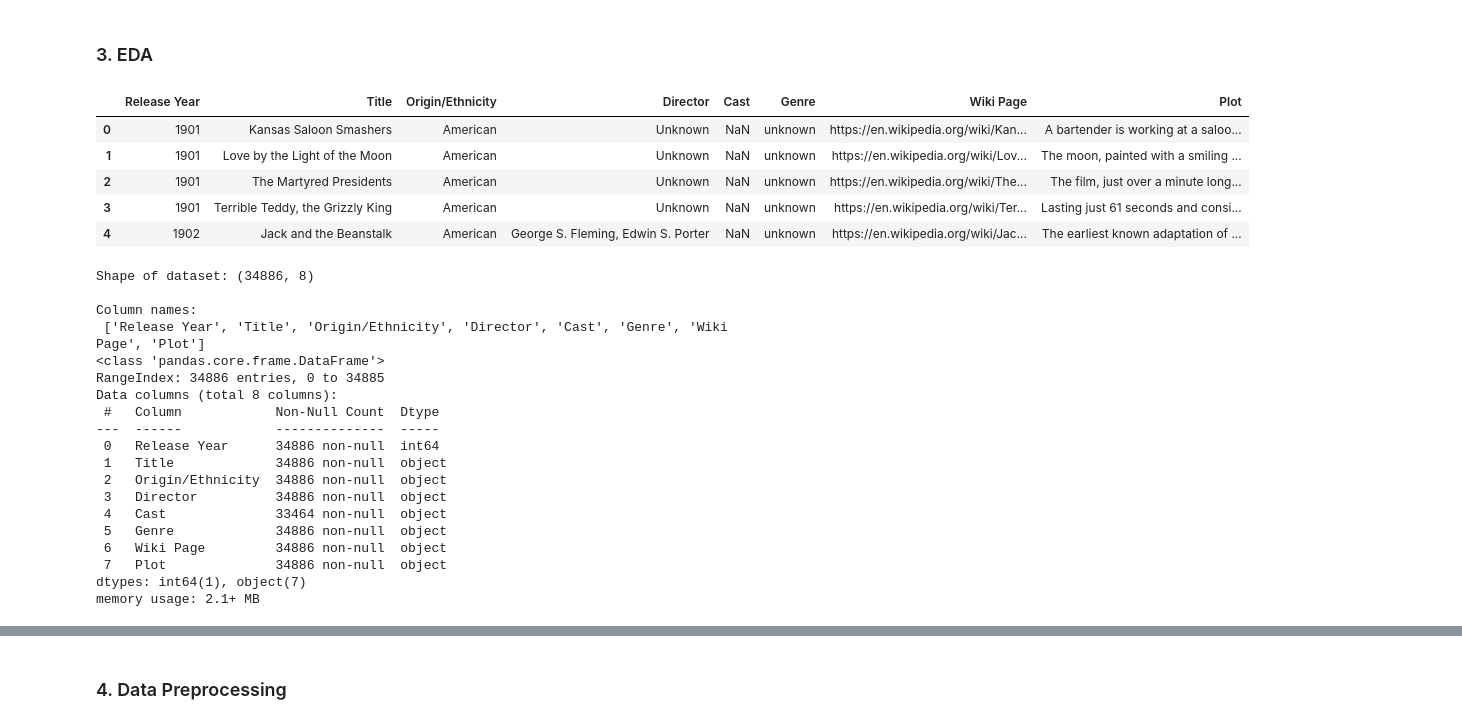
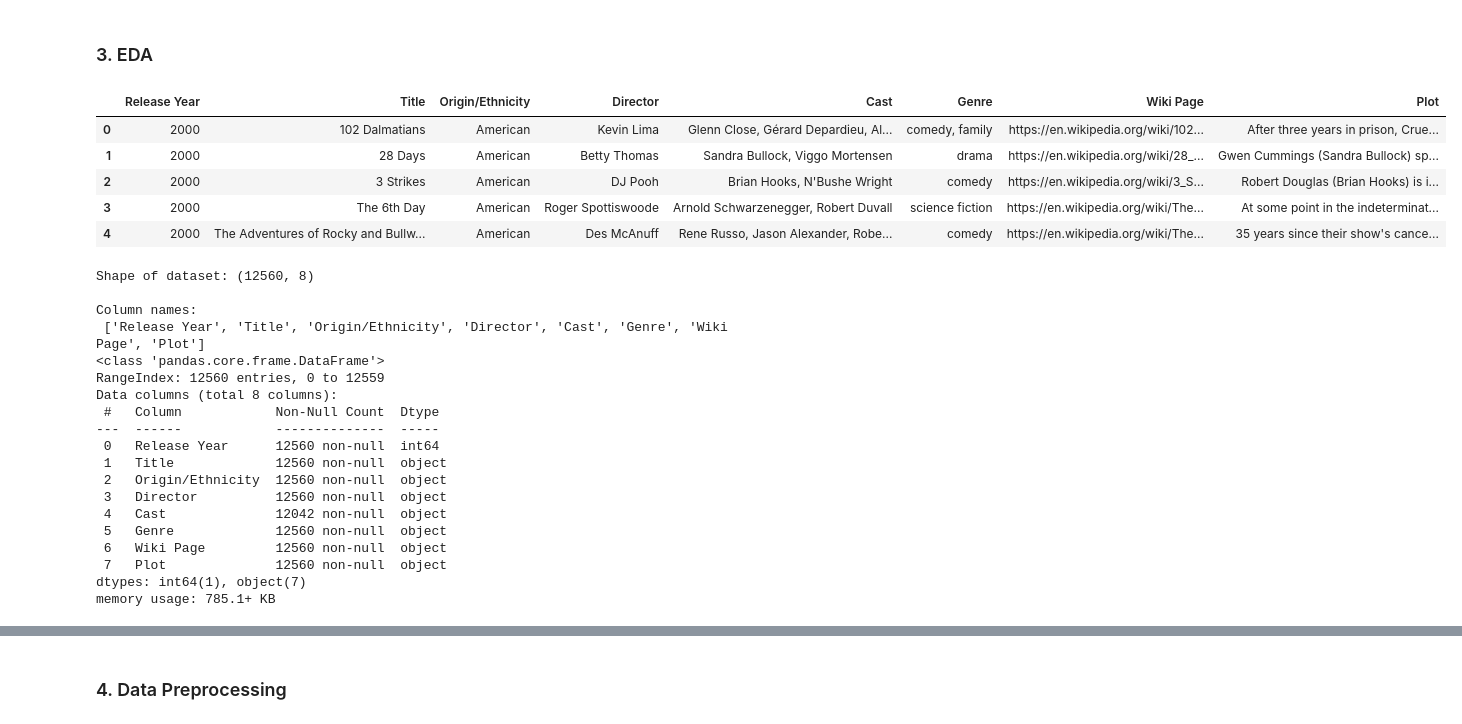
Before and after one commit to KesharaGunathilaka/Movie-Recommendation-System, a Jupyter notebook: Movie_Recommendation.ipynb, the cells around one changed output, grey strips where cells are left out. Cells and saved outputs as stored; diff of their text form; code cells hidden in the pictures.

```diff
--- a/Movie_Recommendation.ipynb
+++ b/Movie_Recommendation.ipynb
@@ -27,39 +47,39 @@ True
 # %% [markdown]
 ### 3. EDA
 # %%
-df = pd.read_csv('data/raw/wiki_movie_plots_deduped.csv')
+df = pd.read_csv('data/raw/Movies_Dataset.csv')
 df.head()
 # %% [output]
 |  | Release Year | Title | Origin/Ethnicity | Director | Cast | Genre | Wiki Page | Plot |
-| 0 | 1901 | Kansas Saloon Smashers | American | Unknown | NaN | unknown | https://en.wikipedia.org/wiki/Kan... | A bartender is working at a saloo... |
-| 1 | 1901 | Love by the Light of the Moon | American | Unknown | NaN | unknown | https://en.wikipedia.org/wiki/Lov... | The moon, painted with a smiling ... |
-| 2 | 1901 | The Martyred Presidents | American | Unknown | NaN | unknown | https://en.wikipedia.org/wiki/The... | The film, just over a minute long... |
-| 3 | 1901 | Terrible Teddy, the Grizzly King | American | Unknown | NaN | unknown | https://en.wikipedia.org/wiki/Ter... | Lasting just 61 seconds and consi... |
-| 4 | 1902 | Jack and the Beanstalk | American | George S. Fleming, Edwin S. Porter | NaN | unknown | https://en.wikipedia.org/wiki/Jac... | The earliest known adaptation of ... |
+| 0 | 2000 | 102 Dalmatians | American | Kevin Lima | Glenn Close, Gérard Depardieu, Al... | comedy, family | https://en.wikipedia.org/wiki/102... | After three years in prison, Crue... |
+| 1 | 2000 | 28 Days | American | Betty Thomas | Sandra Bullock, Viggo Mortensen | drama | https://en.wikipedia.org/wiki/28_... | Gwen Cummings (Sandra Bullock) sp... |
+| 2 | 2000 | 3 Strikes | American | DJ Pooh | Brian Hooks, N'Bushe Wright | comedy | https://en.wikipedia.org/wiki/3_S... | Robert Douglas (Brian Hooks) is i... |
+| 3 | 2000 | The 6th Day | American | Roger Spottiswoode | Arnold Schwarzenegger, Robert Duvall | science fiction | https://en.wikipedia.org/wiki/The... | At some point in the indeterminat... |
+| 4 | 2000 | The Adventures of Rocky and Bullw... | American | Des McAnuff | Rene Russo, Jason Alexander, Robe... | comedy | https://en.wikipedia.org/wiki/The... | 35 years since their show's cance... |
 # %%
 print("Shape of dataset:", df.shape)
 print("\nColumn names:\n", df.columns.tolist())
 df.info()
 # %% [output]
-Shape of dataset: (34886, 8)
+Shape of dataset: (12560, 8)
 
 Column names:
  ['Release Year', 'Title', 'Origin/Ethnicity', 'Director', 'Cast', 'Genre', 'Wiki Page', 'Plot']
 <class 'pandas.core.frame.DataFrame'>
-RangeIndex: 34886 entries, 0 to 34885
+RangeIndex: 12560 entries, 0 to 12559
 Data columns (total 8 columns):
  #   Column            Non-Null Count  Dtype
 ---  ------            --------------  -----
- 0   Release Year      34886 non-null  int64
- 1   Title             34886 non-null  object
- 2   Origin/Ethnicity  34886 non-null  object
- 3   Director          34886 non-null  object
- 4   Cast              33464 non-null  object
- 5   Genre             34886 non-null  object
- 6   Wiki Page         34886 non-null  object
- 7   Plot              34886 non-null  object
+ 0   Release Year      12560 non-null  int64
+ 1   Title             12560 non-null  object
+ 2   Origin/Ethnicity  12560 non-null  object
+ 3   Director          12560 non-null  object
+ 4   Cast              12042 non-null  object
+ 5   Genre             12560 non-null  object
+ 6   Wiki Page         12560 non-null  object
+ 7   Plot              12560 non-null  object
 dtypes: int64(1), object(7)
-memory usage: 2.1+ MB
+memory usage: 785.1+ KB
 # %%
 print("\nMissing values per column:\n", df.isnull().sum())
 print("\nNumber of duplicated rows:", df.duplicated().sum())
```
Also changed, not shown: parts of 8 cells of this notebook, 3 other files.
